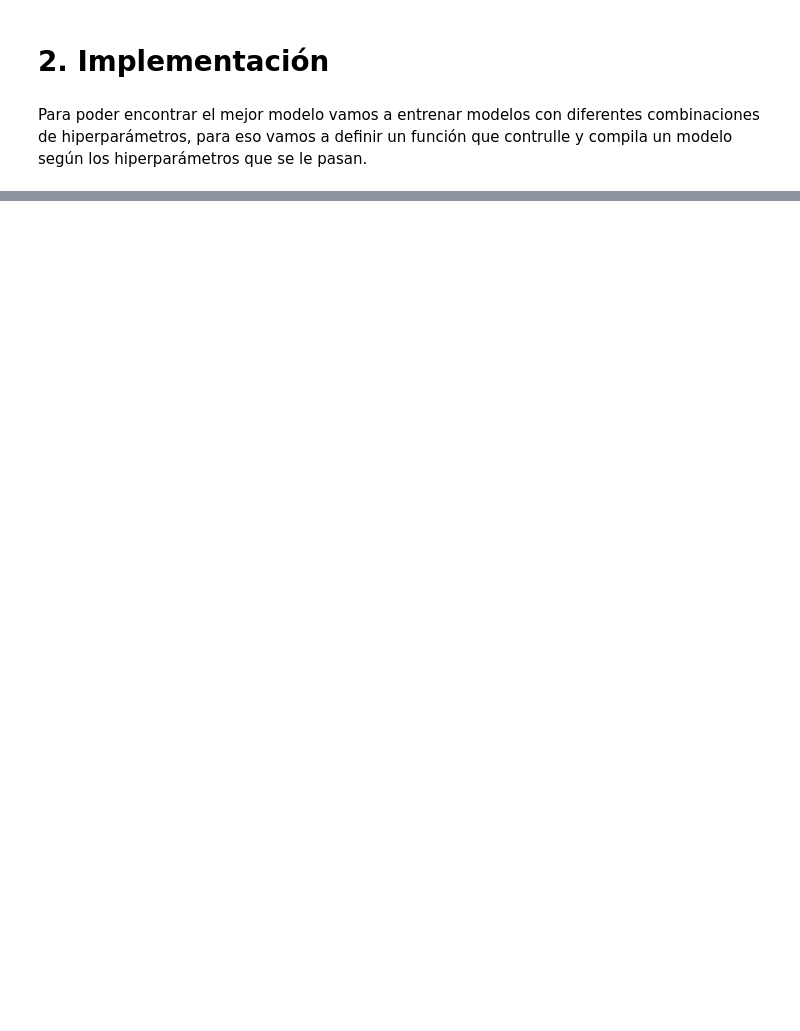
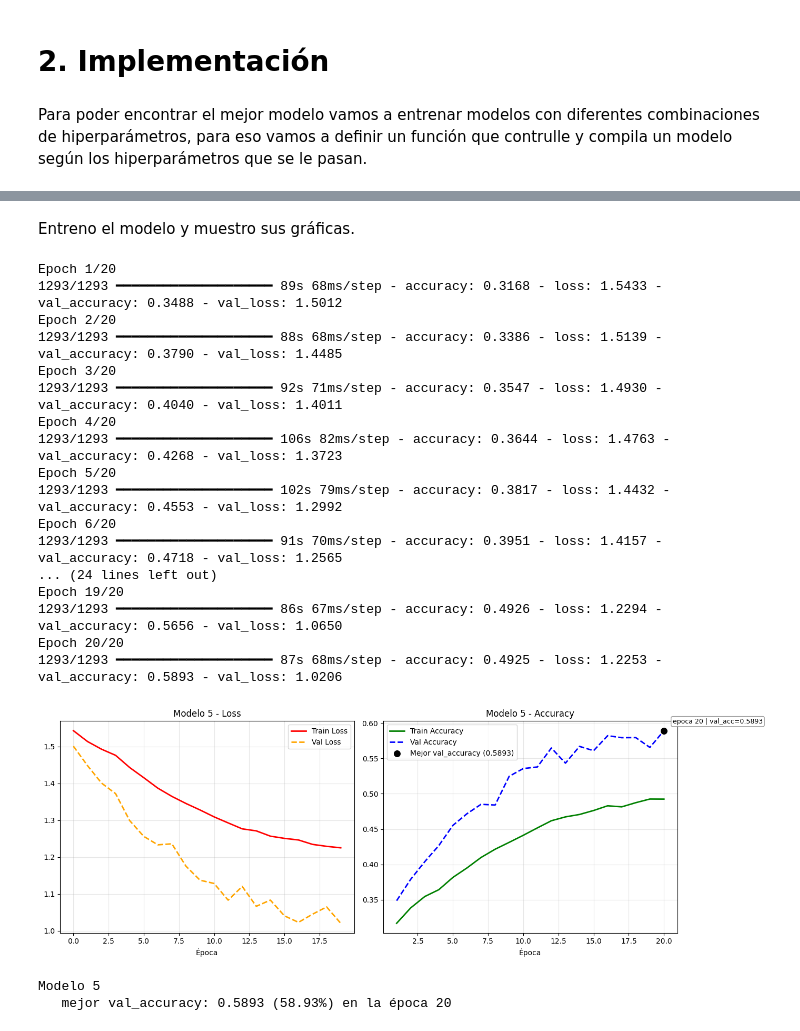
Before and after one commit to jacobo-perez-manteiga/Taller-3-CNN, a Jupyter notebook: PW2_E1_GROUP[n].ipynb, the cells around one changed output, grey strips where cells are left out. Saved outputs shown, nothing was run; the diff lists cells and outputs as text; code cells hidden in the pictures; blank space fills up the shorter version.

```diff
--- a/PW2_E1_GROUP[n].ipynb
+++ b/PW2_E1_GROUP[n].ipynb
@@ -346,0 +518,55 @@ plt.show()
+# %%
+def construir_modelo5():
+    modelo = tf.keras.Sequential([
+        tf.keras.layers.Conv2D(32, (3, 3), strides=2, activation='relu', padding='same', input_shape=(48, 48, 1)),
+        tf.keras.layers.BatchNormalization(),
+
+        tf.keras.layers.Conv2D(64, (3, 3), strides=2, activation='relu', padding='same'),
+        tf.keras.layers.BatchNormalization(),
+
+        tf.keras.layers.Conv2D(128, (3, 3), strides=2, activation='relu', padding='same'),
+        tf.keras.layers.BatchNormalization(),
+
+        tf.keras.layers.Dropout(0.5),
+
+        tf.keras.layers.GlobalAveragePooling2D(),
+        tf.keras.layers.Dense(128, activation='relu'),
+        tf.keras.layers.BatchNormalization(),
+        tf.keras.layers.Dense(64, activation='relu'),
+        tf.keras.layers.BatchNormalization(),
+        tf.keras.layers.Dense(NUM_CLASES, activation='softmax')
+    ])
+
+    modelo.compile(
+        optimizer=tf.keras.optimizers.Adam(learning_rate=0.001),
+        loss='categorical_crossentropy',
+        metrics=['accuracy']
+    )
+
+    return modelo
+# %% [markdown]
+Entreno el modelo y muestro sus gráficas.
+# %%
+modelo5 = construir_modelo5()
+hist5 = entrenar_y_graficar(modelo5, 'Modelo 5')
+# %% [output]
+Epoch 1/20
+1293/1293 ━━━━━━━━━━━━━━━━━━━━ 89s 68ms/step - accuracy: 0.3168 - loss: 1.5433 - val_accuracy: 0.3488 - val_loss: 1.5012
+Epoch 2/20
+1293/1293 ━━━━━━━━━━━━━━━━━━━━ 88s 68ms/step - accuracy: 0.3386 - loss: 1.5139 - val_accuracy: 0.3790 - val_loss: 1.4485
+Epoch 3/20
+1293/1293 ━━━━━━━━━━━━━━━━━━━━ 92s 71ms/step - accuracy: 0.3547 - loss: 1.4930 - val_accuracy: 0.4040 - val_loss: 1.4011
+Epoch 4/20
+1293/1293 ━━━━━━━━━━━━━━━━━━━━ 106s 82ms/step - accuracy: 0.3644 - loss: 1.4763 - val_accuracy: 0.4268 - val_loss: 1.3723
+Epoch 5/20
+1293/1293 ━━━━━━━━━━━━━━━━━━━━ 102s 79ms/step - accuracy: 0.3817 - loss: 1.4432 - val_accuracy: 0.4553 - val_loss: 1.2992
+Epoch 6/20
+1293/1293 ━━━━━━━━━━━━━━━━━━━━ 91s 70ms/step - accuracy: 0.3951 - loss: 1.4157 - val_accuracy: 0.4718 - val_loss: 1.2565
+... (24 lines left out)
+Epoch 19/20
+1293/1293 ━━━━━━━━━━━━━━━━━━━━ 86s 67ms/step - accuracy: 0.4926 - loss: 1.2294 - val_accuracy: 0.5656 - val_loss: 1.0650
+Epoch 20/20
+1293/1293 ━━━━━━━━━━━━━━━━━━━━ 87s 68ms/step - accuracy: 0.4925 - loss: 1.2253 - val_accuracy: 0.5893 - val_loss: 1.0206
+[figure, added]
+Modelo 5
+   mejor val_accuracy: 0.5893 (58.93%) en la época 20
```
Also changed, not shown: parts of 24 cells of this notebook.
